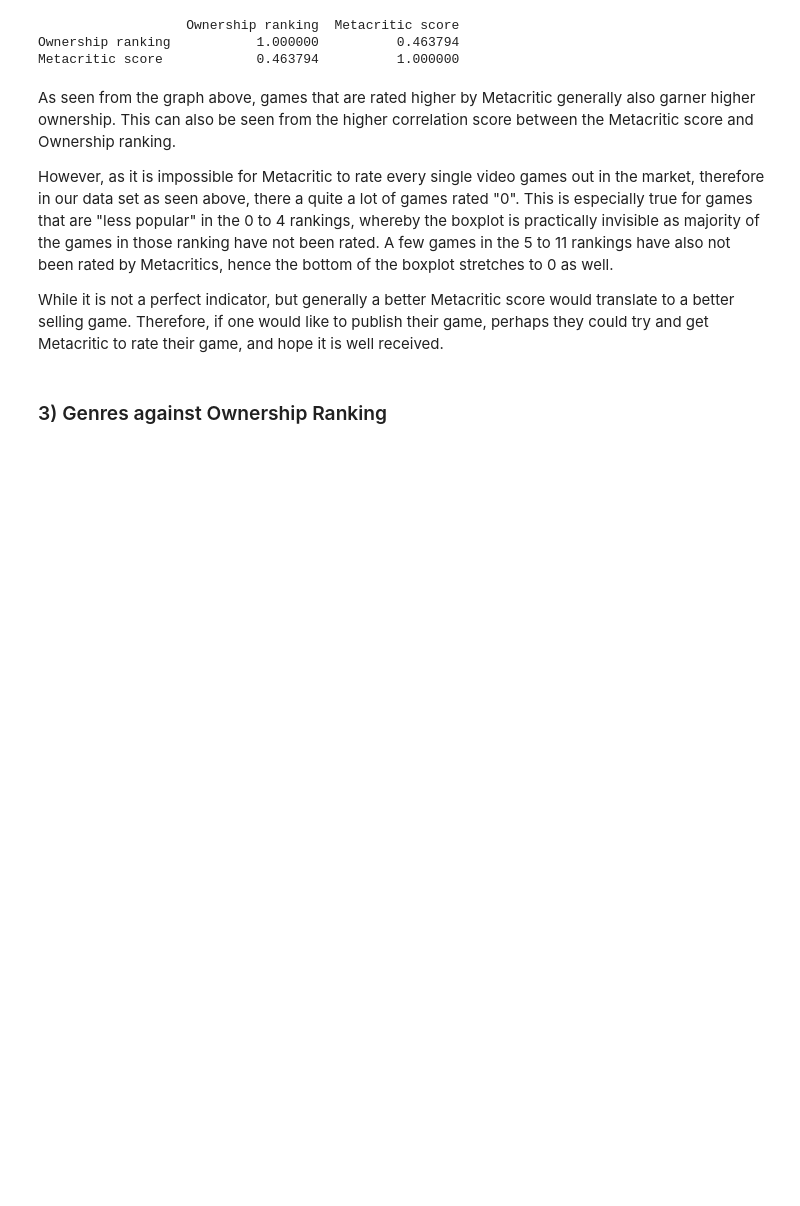
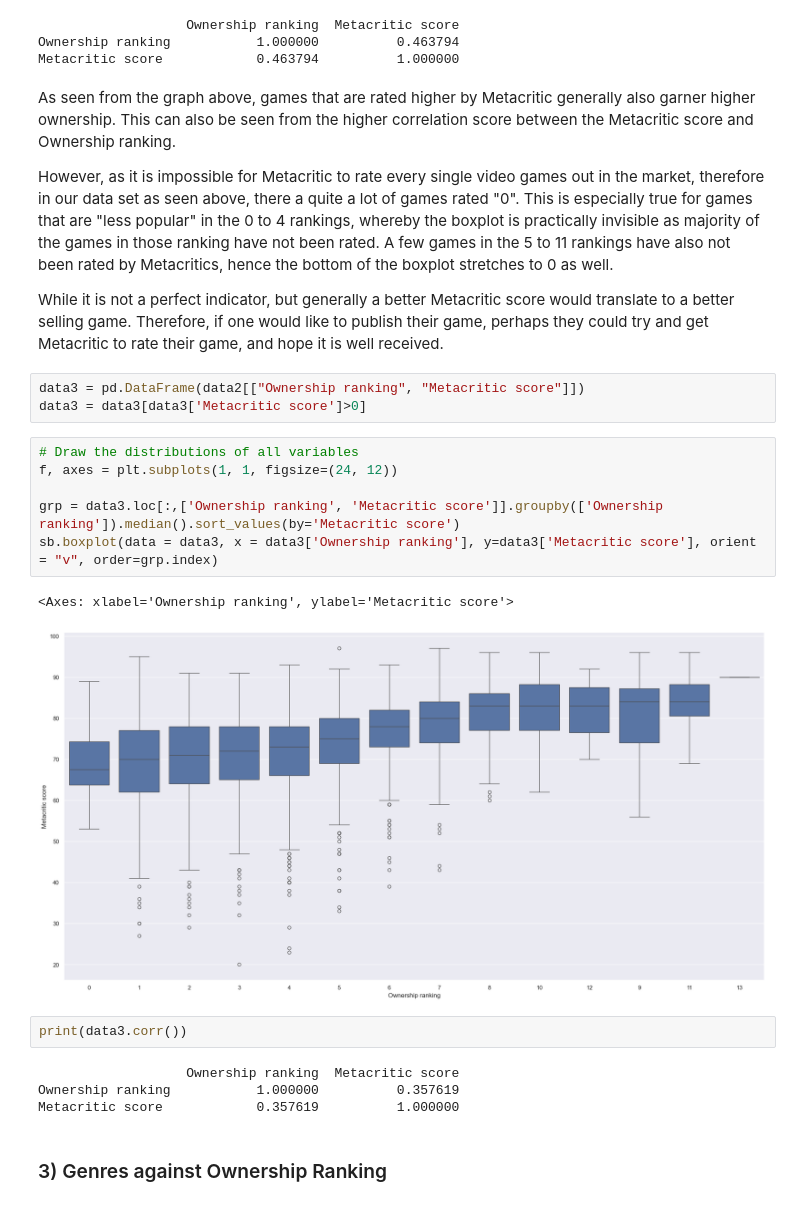
Before and after one commit to jwistired/SC1015-MiniProject, a Jupyter notebook: Mini_Project-Part I.ipynb, the cells around one changed output. Cells and saved outputs as stored; diff of their text form; blank space fills up the shorter version.

Commit message:
Changes to score against ownership. Changes to ML

```diff
--- a/Mini_Project-Part I.ipynb
+++ b/Mini_Project-Part I.ipynb
@@ -160,6 +160,24 @@ As seen from the graph above, games that are rated higher by Metacritic generall
 However, as it is impossible for Metacritic to rate every single video games out in the market, therefore in our data set as seen above, there a quite a lot of games rated "0". This is especially true for games that are "less popular" in the 0 to 4 rankings, whereby the boxplot is practically invisible as majority of the games in those ranking have not been rated. A few games in the 5 to 11 rankings have also not been rated by Metacritics, hence the bottom of the boxplot stretches to 0 as well.
 
 While it is not a perfect indicator, but generally a better Metacritic score would translate to a better selling game. Therefore, if one would like to publish their game, perhaps they could try and get Metacritic to rate their game, and hope it is well received.
+# %%
+data3 = pd.DataFrame(data2[["Ownership ranking", "Metacritic score"]])
+data3 = data3[data3['Metacritic score']>0]
+# %%
+# Draw the distributions of all variables
+f, axes = plt.subplots(1, 1, figsize=(24, 12))
+
+grp = data3.loc[:,['Ownership ranking', 'Metacritic score']].groupby(['Ownership ranking']).median().sort_values(by='Metacritic score')
+sb.boxplot(data = data3, x = data3['Ownership ranking'], y=data3['Metacritic score'], orient = "v", order=grp.index)
+# %% [output]
+<Axes: xlabel='Ownership ranking', ylabel='Metacritic score'>
+[figure, added]
+# %%
+print(data3.corr())
+# %% [output]
+                   Ownership ranking  Metacritic score
+Ownership ranking           1.000000          0.357619
+Metacritic score            0.357619          1.000000
 # %% [markdown]
 ### 3) Genres against Ownership Ranking
 # %% [markdown]
```
Also changed, not shown: parts of 10 cells of this notebook.
